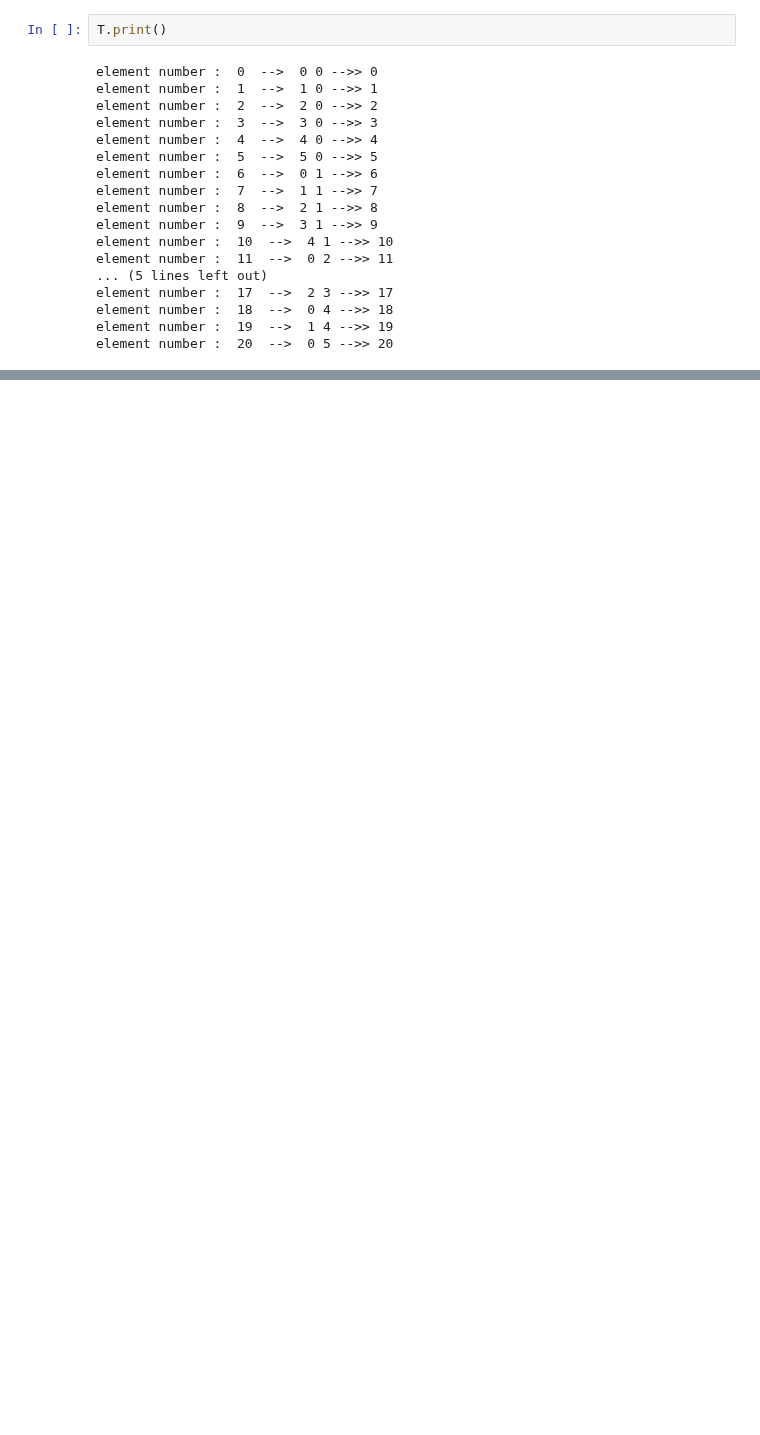
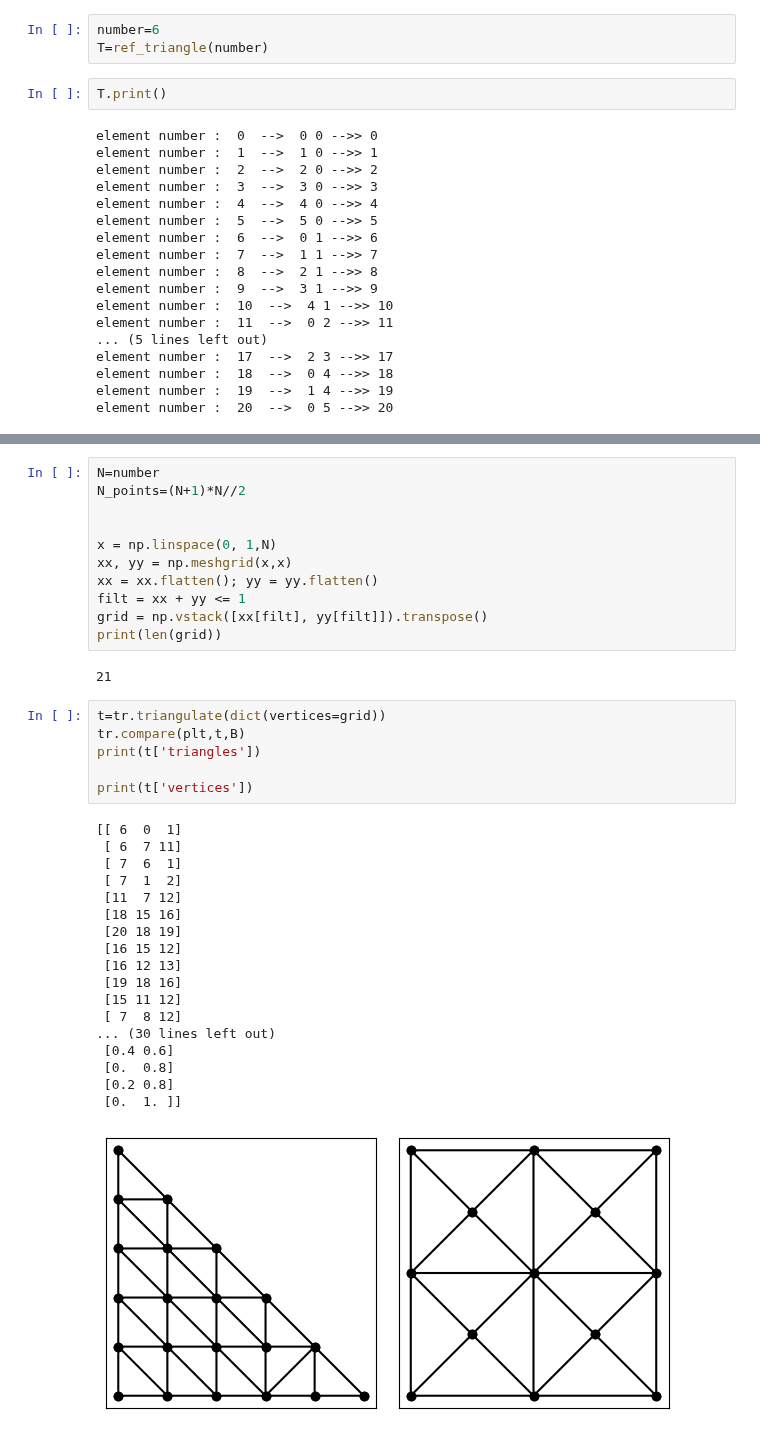
Before and after one commit to biondo999/napde_project, a Jupyter notebook: mesh_building/fucking_mesh.ipynb, the cells around one changed output, grey strips where cells are left out. Drawn from its saved outputs; the diff is of its cells as text; blank space fills up the shorter version.

```diff
--- a/mesh_building/fucking_mesh.ipynb
+++ b/mesh_building/fucking_mesh.ipynb
@@ -52,3 +51,6 @@ T=ref_triangle(6)
+# %%
+number=6
+T=ref_triangle(number)
 # %%
 T.print()
 # %% [output]
@@ -121,0 +261,38 @@ print(l)
+# %%
+N=number
+N_points=(N+1)*N//2
+
+
+x = np.linspace(0, 1,N)
+xx, yy = np.meshgrid(x,x)
+xx = xx.flatten(); yy = yy.flatten()
+filt = xx + yy <= 1
+grid = np.vstack([xx[filt], yy[filt]]).transpose()
+print(len(grid))
+# %% [output]
+21
+# %%
+t=tr.triangulate(dict(vertices=grid))
+tr.compare(plt,t,B)
+print(t['triangles'])
+
+print(t['vertices'])
+# %% [output]
+[[ 6  0  1]
+ [ 6  7 11]
+ [ 7  6  1]
+ [ 7  1  2]
+ [11  7 12]
+ [18 15 16]
+ [20 18 19]
+ [16 15 12]
+ [16 12 13]
+ [19 18 16]
+ [15 11 12]
+ [ 7  8 12]
+... (30 lines left out)
+ [0.4 0.6]
+ [0.  0.8]
+ [0.2 0.8]
+ [0.  1. ]]
+[figure, added]
```
Also changed, not shown: parts of 15 cells of this notebook.
